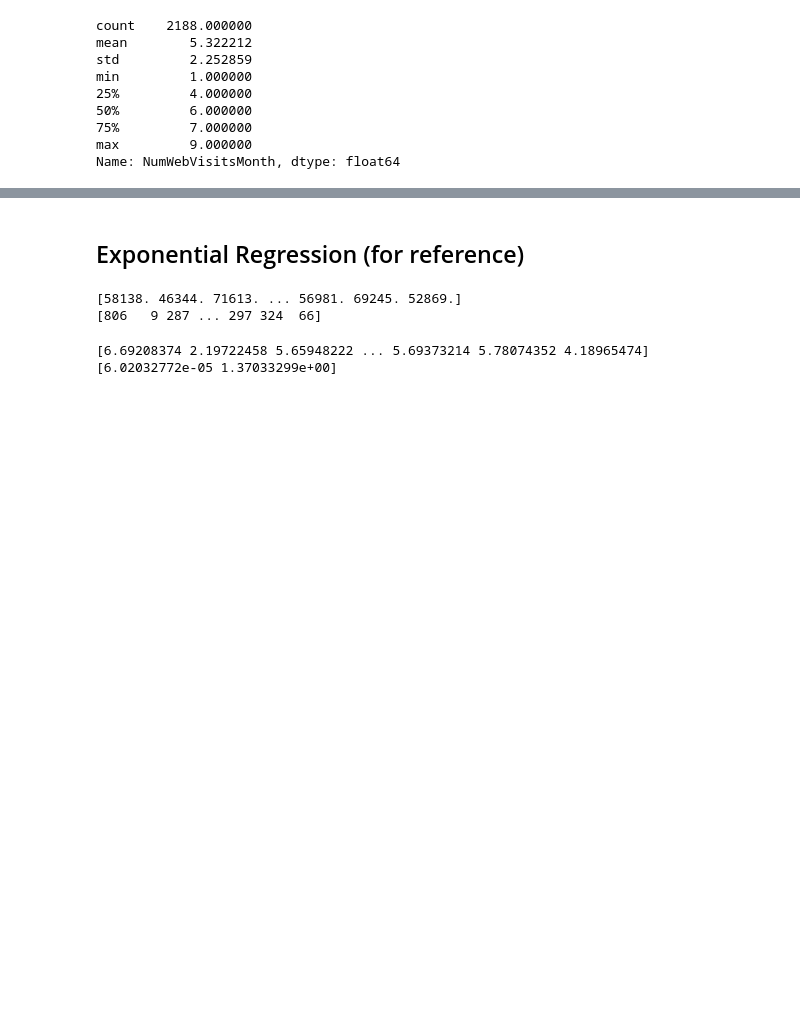
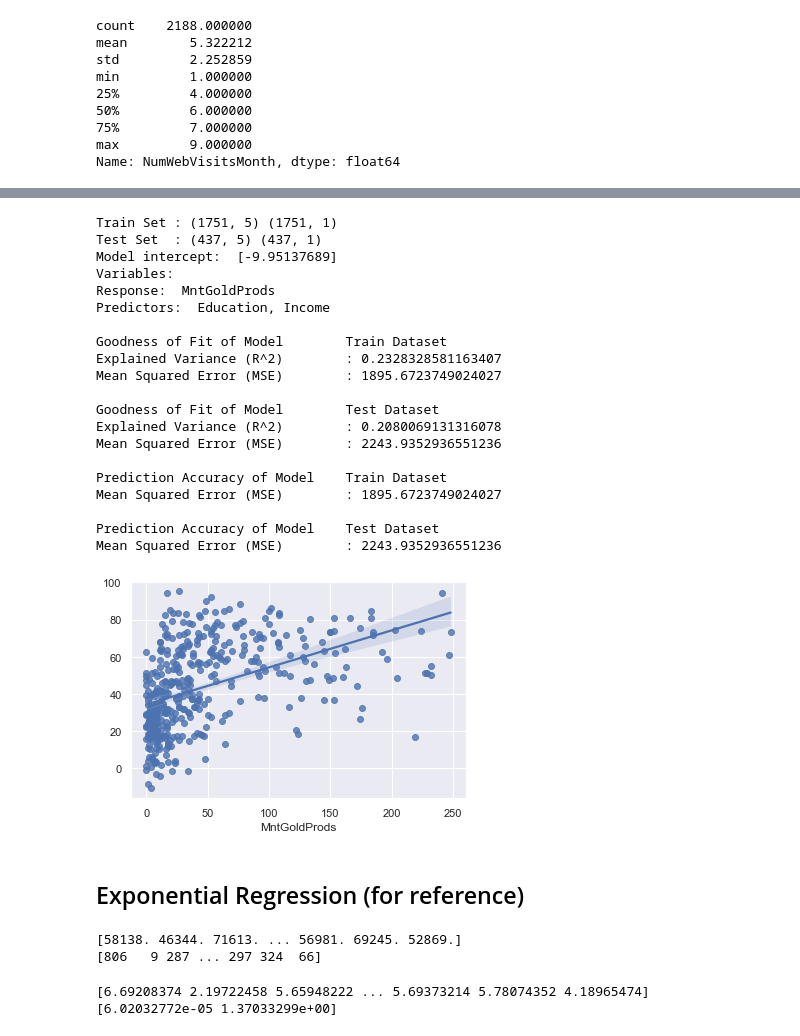
Before and after one commit to BoonHianLim/SC1015-Customer-Personality-Analysis, a Jupyter notebook: Data-Linear-Regression.ipynb, the cells around one changed output, grey strips where cells are left out. Cells and saved outputs as stored; diff of their text form; code cells hidden in the pictures; blank space fills up the shorter version.

```diff
--- a/Data-Linear-Regression.ipynb
+++ b/Data-Linear-Regression.ipynb
@@ -1567,3 +1650,28 @@ ValueError: Input contains NaN, infinity or a value too large for dtype('float64
+# %%
+kfold_linreg(train_data[response_var[3]], test_data[response_var[3]],
+             train_data[predictors[0]], test_data[predictors[0]])
+# %% [output]
+Train Set : (1751, 5) (1751, 1)
+Test Set  : (437, 5) (437, 1)
+Model intercept:  [-9.95137689]
+Variables:
+Response:  MntGoldProds
+Predictors:  Education, Income
+
+Goodness of Fit of Model        Train Dataset
+Explained Variance (R^2)        : 0.2328328581163407
+Mean Squared Error (MSE)        : 1895.6723749024027
+
+Goodness of Fit of Model        Test Dataset
+Explained Variance (R^2)        : 0.2080069131316078
+Mean Squared Error (MSE)        : 2243.9352936551236
+
+Prediction Accuracy of Model    Train Dataset
+Mean Squared Error (MSE)        : 1895.6723749024027
+
+Prediction Accuracy of Model    Test Dataset
+Mean Squared Error (MSE)        : 2243.9352936551236
+[figure, added]
 # %% [markdown]
 ## Exponential Regression (for reference)
 # %%
```
Also changed, not shown: parts of 8 cells of this notebook.
